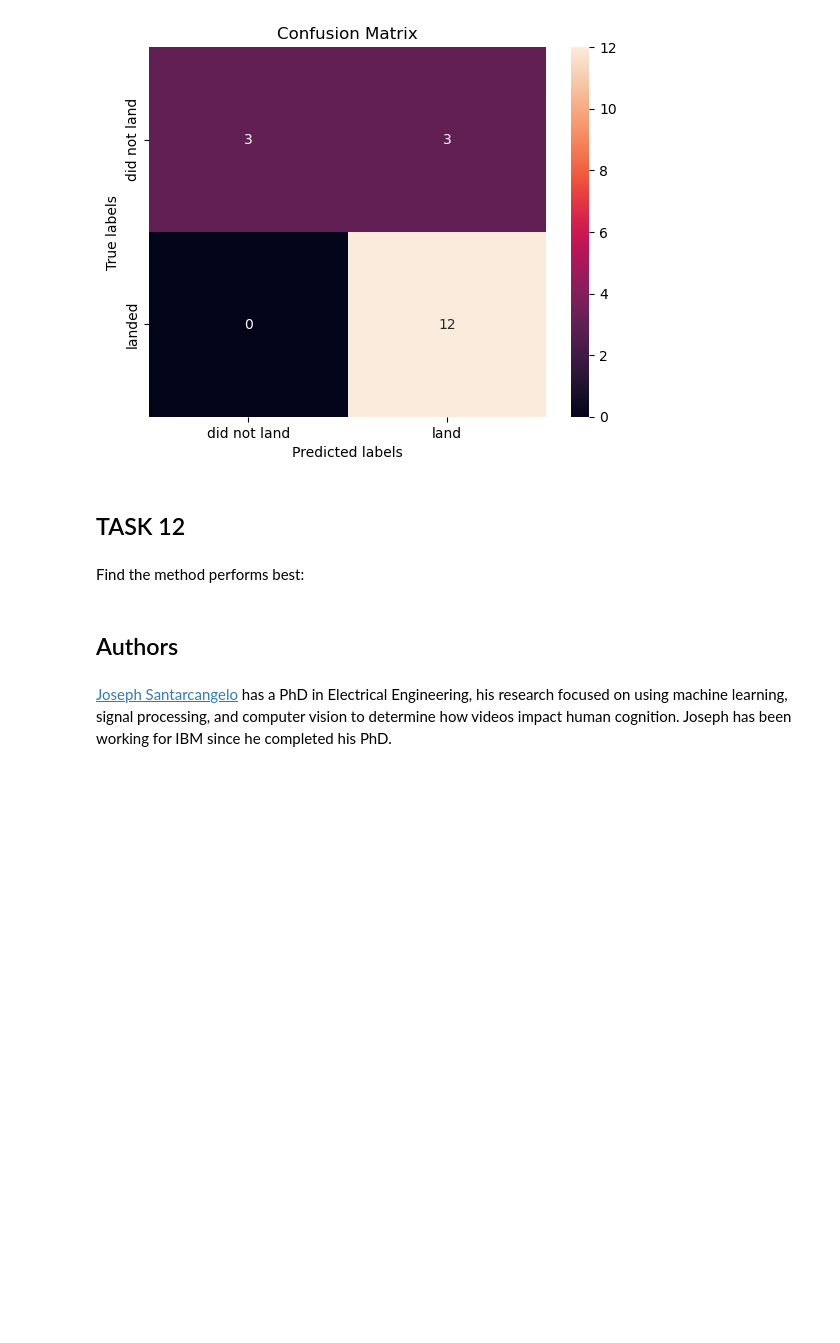
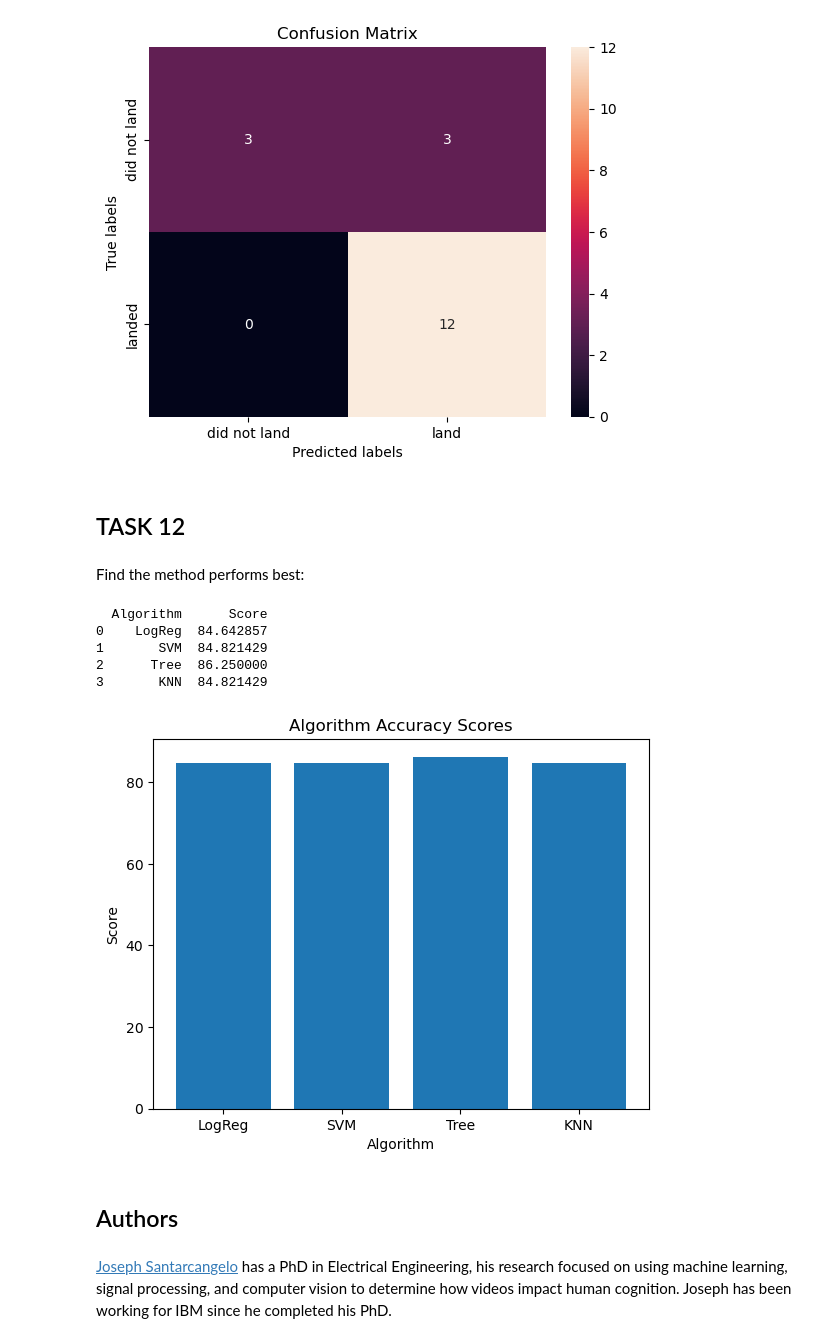
Before and after one commit to joeltodd-sao/Capstone, a Jupyter notebook: Machine Learning Predications Lab.ipynb, the cells around one changed output. Drawn from its saved outputs; the diff is of its cells as text; code cells hidden in the pictures; blank space fills up the shorter version.

```diff
--- a/Machine Learning Predications Lab.ipynb
+++ b/Machine Learning Predications Lab.ipynb
@@ -316,3 +316,31 @@ All algorithms returning same score
+# %%
+#Further analyze based on "best_score_" of each algorithm
+
+logreg_score = logreg_cv.best_score_*100
+svm_score = svm_cv.best_score_*100
+tree_score = tree_cv.best_score_*100
+knn_score = knn_cv.best_score_*100
+
+scores = [logreg_score, svm_score, tree_score, knn_score]
+algorithm = ['LogReg', 'SVM', 'Tree', 'KNN']
+
+data = {'Algorithm': ['LogReg', 'SVM', 'Tree', 'KNN'], 'Score': [logreg_score, svm_score, tree_score, knn_score]}
+df_model_scores = pd.DataFrame(data)
+print(df_model_scores)
+
+plt.bar(algorithm, scores)
+plt.title('Algorithm Accuracy Scores')
+plt.xlabel('Algorithm')
+plt.ylabel('Score')
+
+plt.show()
+# %% [output]
+  Algorithm      Score
+0    LogReg  84.642857
+1       SVM  84.821429
+2      Tree  86.250000
+3       KNN  84.821429
+[figure, added]
 # %% [markdown]
 ## Authors
 # %% [markdown]
```
Also changed, not shown: parts of 1 cell of this notebook.
